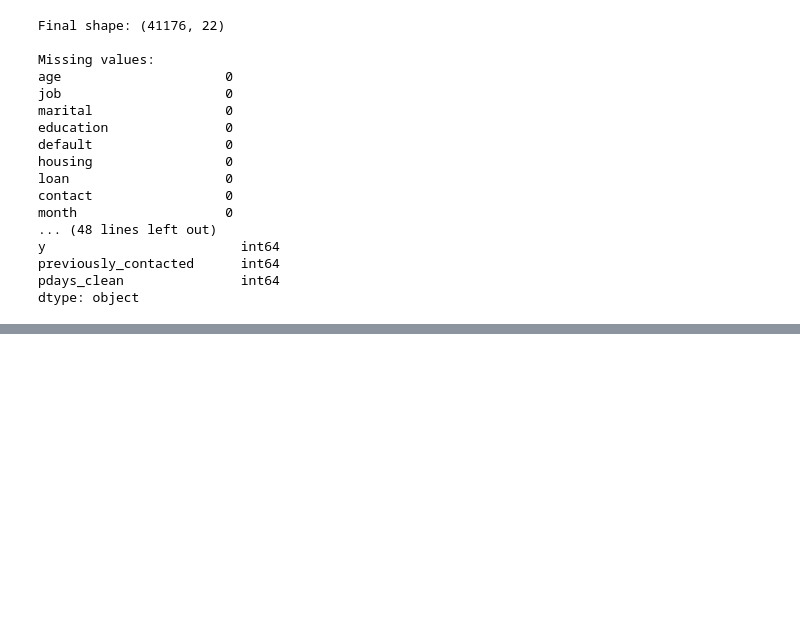
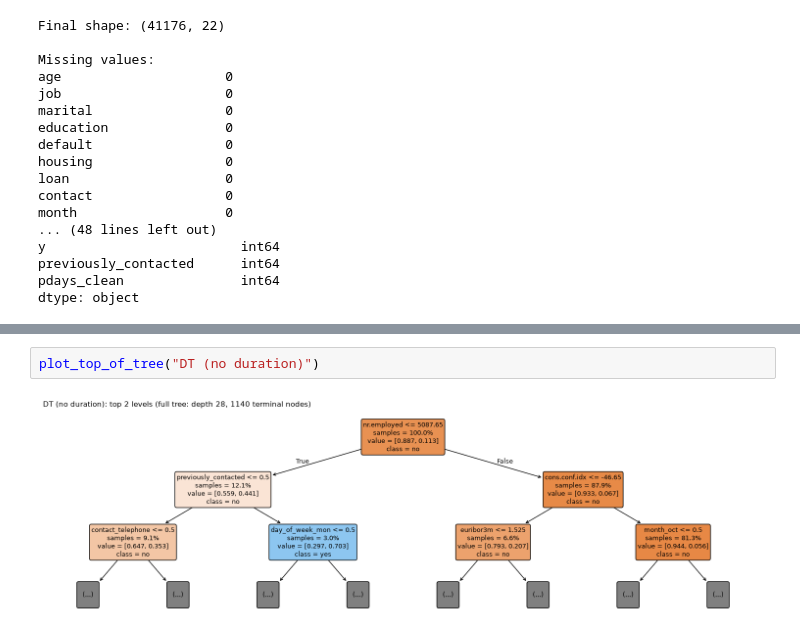
Before and after one commit to Spring202404/KM6312-Group-Project--Group5--2026Semester1, a Jupyter notebook: notebooks/DemoBankAdditional.ipynb, the cells around one changed output, grey strips where cells are left out. Saved outputs shown, nothing was run; the diff lists cells and outputs as text; blank space fills up the shorter version.

```diff
--- a/notebooks/DemoBankAdditional.ipynb
+++ b/notebooks/DemoBankAdditional.ipynb
@@ -203,0 +490,4 @@ dtype: object
+# %%
+plot_top_of_tree("DT (no duration)")
+# %% [output]
+[figure, added]
```
Also changed, not shown: parts of 41 cells of this notebook, 2 other files.
